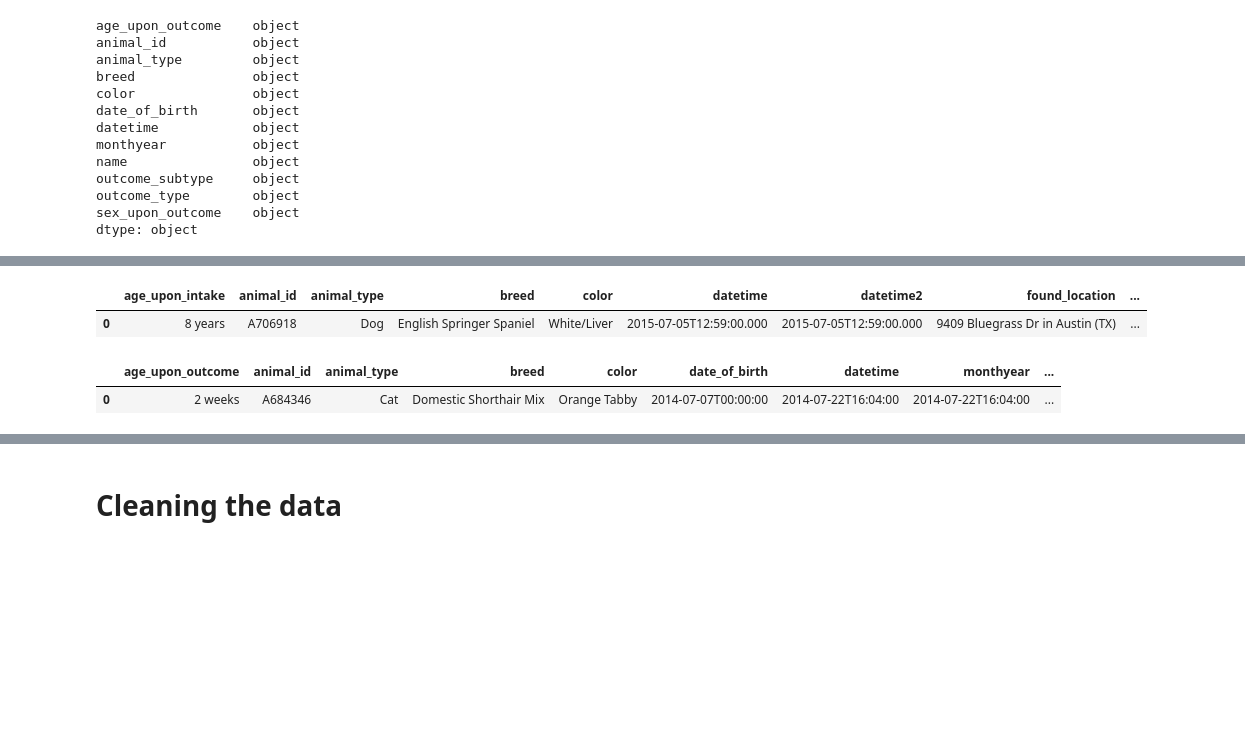
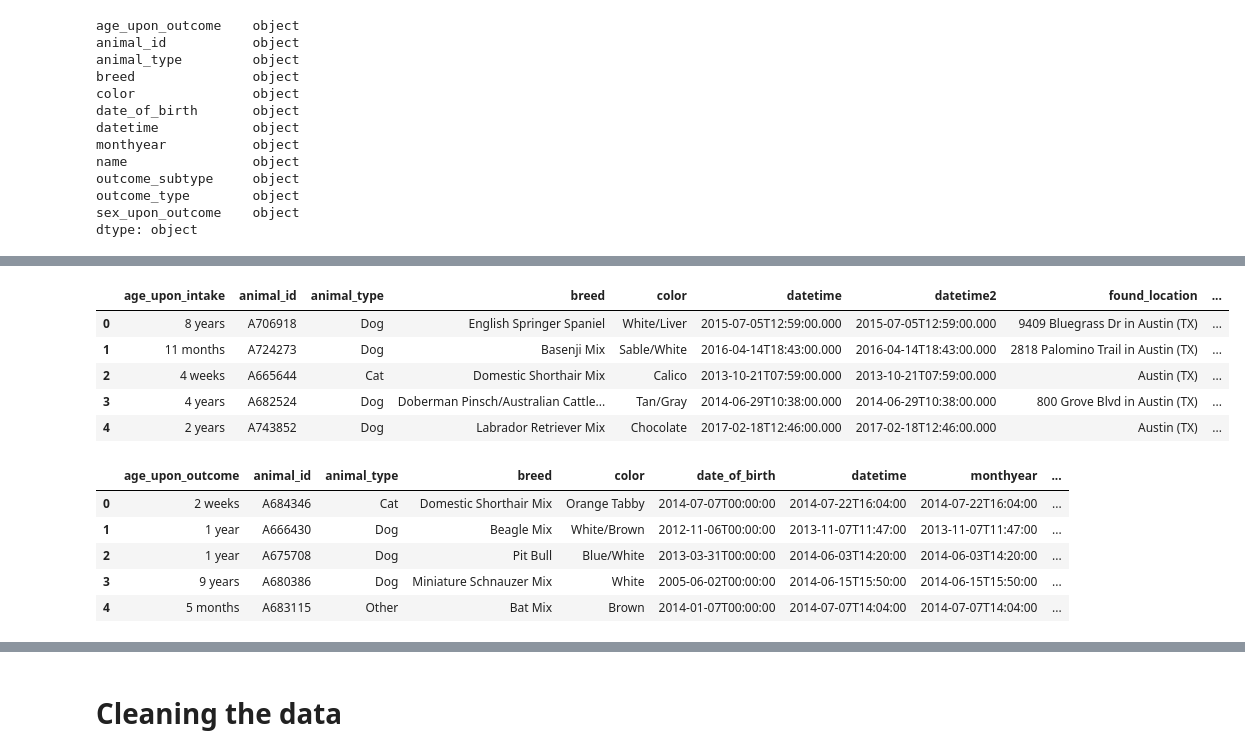
Before and after one commit to rohald89/pet-shelter-analysis, a Jupyter notebook: pet-shelter-analysis.ipynb, the cells around one changed output, grey strips where cells are left out. Saved outputs shown, nothing was run; the diff lists cells and outputs as text; code cells hidden in the pictures; blank space fills up the shorter version.

```diff
--- a/pet-shelter-analysis.ipynb
+++ b/pet-shelter-analysis.ipynb
@@ -61,10 +94,18 @@ dtype: object
 # %%
-intakes.head(1)
+intakes.head(5)
 # %% [output]
 |  | age_upon_intake | animal_id | animal_type | breed | color | datetime | datetime2 | found_location | ... |
 | 0 | 8 years | A706918 | Dog | English Springer Spaniel | White/Liver | 2015-07-05T12:59:00.000 | 2015-07-05T12:59:00.000 | 9409 Bluegrass Dr in Austin (TX) | ... |
+| 1 | 11 months | A724273 | Dog | Basenji Mix | Sable/White | 2016-04-14T18:43:00.000 | 2016-04-14T18:43:00.000 | 2818 Palomino Trail in Austin (TX) | ... |
+| 2 | 4 weeks | A665644 | Cat | Domestic Shorthair Mix | Calico | 2013-10-21T07:59:00.000 | 2013-10-21T07:59:00.000 | Austin (TX) | ... |
+| 3 | 4 years | A682524 | Dog | Doberman Pinsch/Australian Cattle... | Tan/Gray | 2014-06-29T10:38:00.000 | 2014-06-29T10:38:00.000 | 800 Grove Blvd in Austin (TX) | ... |
+| 4 | 2 years | A743852 | Dog | Labrador Retriever Mix | Chocolate | 2017-02-18T12:46:00.000 | 2017-02-18T12:46:00.000 | Austin (TX) | ... |
 # %%
-outcomes.head(1)
+outcomes.head(5)
 # %% [output]
 |  | age_upon_outcome | animal_id | animal_type | breed | color | date_of_birth | datetime | monthyear | ... |
 | 0 | 2 weeks | A684346 | Cat | Domestic Shorthair Mix | Orange Tabby | 2014-07-07T00:00:00 | 2014-07-22T16:04:00 | 2014-07-22T16:04:00 | ... |
+| 1 | 1 year | A666430 | Dog | Beagle Mix | White/Brown | 2012-11-06T00:00:00 | 2013-11-07T11:47:00 | 2013-11-07T11:47:00 | ... |
+| 2 | 1 year | A675708 | Dog | Pit Bull | Blue/White | 2013-03-31T00:00:00 | 2014-06-03T14:20:00 | 2014-06-03T14:20:00 | ... |
+| 3 | 9 years | A680386 | Dog | Miniature Schnauzer Mix | White | 2005-06-02T00:00:00 | 2014-06-15T15:50:00 | 2014-06-15T15:50:00 | ... |
+| 4 | 5 months | A683115 | Other | Bat Mix | Brown | 2014-01-07T00:00:00 | 2014-07-07T14:04:00 | 2014-07-07T14:04:00 | ... |
```
Also changed, not shown: parts of 22 cells of this notebook.
